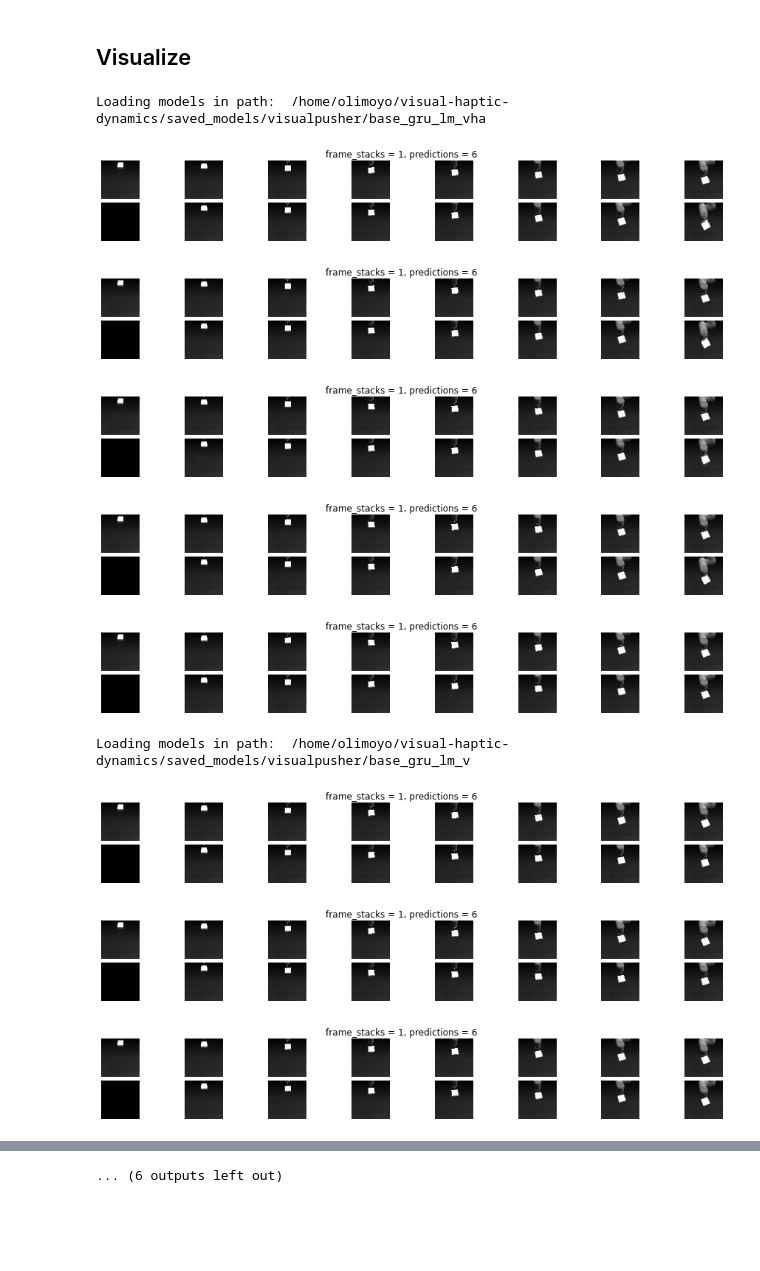
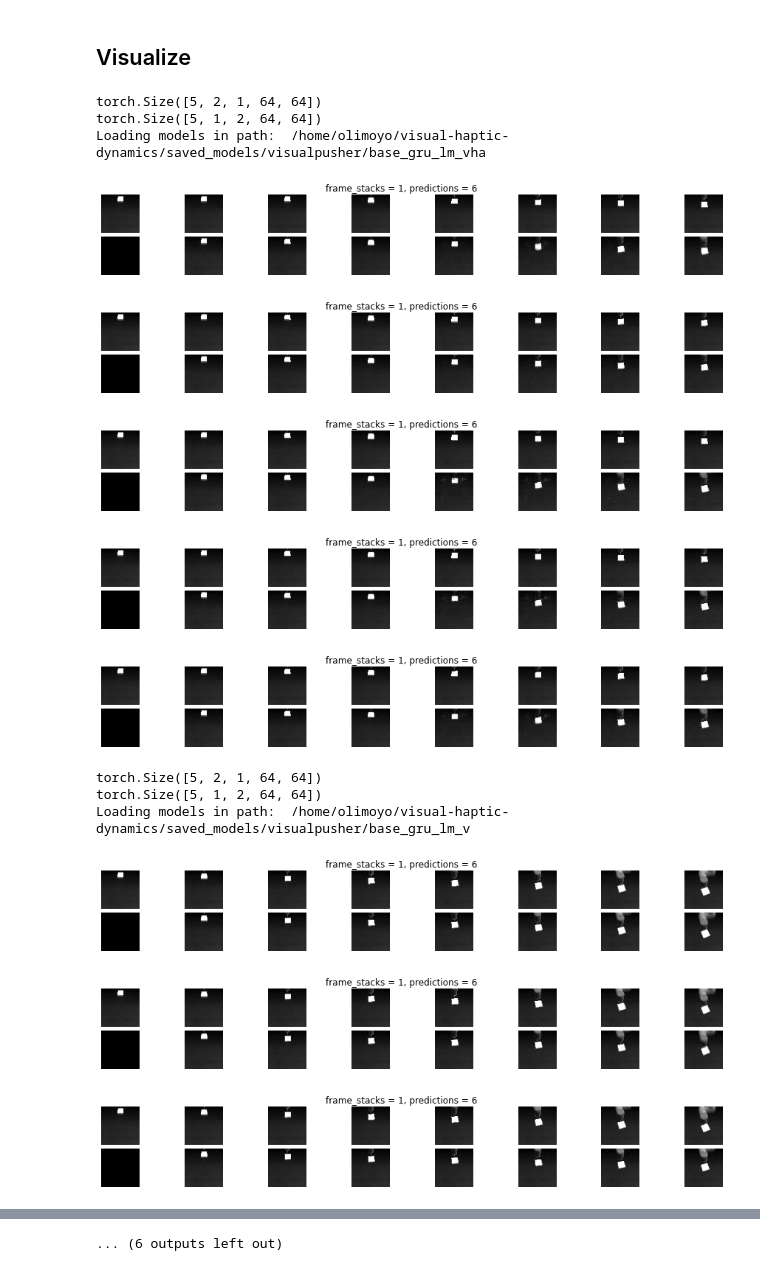
Before and after one commit to utiasSTARS/visual-haptic-dynamics, a Jupyter notebook: experiments/notebooks/prediction-vis_visualpusher.ipynb, the cells around one changed output, grey strips where cells are left out. Cells and saved outputs as stored; diff of their text form; code cells hidden in the pictures; blank space fills up the shorter version.

```diff
--- a/experiments/notebooks/prediction-vis_visualpusher.ipynb
+++ b/experiments/notebooks/prediction-vis_visualpusher.ipynb
@@ -60,27 +60,40 @@ with torch.no_grad():
         ii = np.random.randint(imgs.shape[0] // args.n_examples)
 
         T = model_args.frame_stacks
-        z_hat = torch.zeros((args.n_examples, (1 + args.n_predictions), model_args.dim_z)).to(device=args.device)
-        u_f = actions[args.n_examples*ii:args.n_examples*(ii+1),
-                      (T + 1):(T + 1 + args.n_predictions)] # [u_T, ..., u_{T+args.n_predictions}]
-        x = imgs[args.n_examples*ii:args.n_examples*(ii+1),
-                 :(T + 1 + args.n_predictions)]
-        x_i = imgs[args.n_examples*ii:args.n_examples*(ii+1),
-                   :(T + 1)] # each [x0, ..., x_{T + 1}], torch.Size([args.n_examples, T, res, res])
+        u_f = actions[
+            args.n_examples*ii:args.n_examples*(ii+1),
+            (T + 1):(T + 1 + args.n_predictions)
+        ]
+        x = imgs[
+            args.n_examples*ii:args.n_examples*(ii+1),
+            :(T + 1 + args.n_predictions)
+        ]
+        x_i = imgs[
+            args.n_examples*ii:args.n_examples*(ii+1),
+            :(T + 1)
+        ]
         x_i = frame_stack(x_i, frames=T)
 
         ft = torch.from_numpy(data["ft"]).to(device=args.device).float()
-        x_ft = ft[args.n_examples*ii:args.n_examples*(ii+1),
-                 :(T + 1 + args.n_predictions)]
-        x_ft_i = ft[args.n_examples*ii:args.n_examples*(ii+1),
-               :(T + 1)]
+        x_ft = ft[
+            args.n_examples*ii:args.n_examples*(ii+1),
+            :(T + 1 + args.n_predictions)
+        ]
+        x_ft_i = ft[
+            args.n_examples*ii:args.n_examples*(ii+1),
+            :(T + 1)
+        ]
         x_ft_i = frame_stack(x_ft_i, frames=T)
 
         arm = torch.from_numpy(data["arm"]).to(device=args.device).float()
-        x_arm = arm[args.n_examples*ii:args.n_examples*(ii+1),
-                 :(T + 1 + args.n_predictions)]
-        x_arm_i = arm[args.n_examples*ii:args.n_examples*(ii+1),
-               :(T + 1)]
+        x_arm = arm[
+            args.n_examples*ii:args.n_examples*(ii+1),
+            :(T + 1 + args.n_predictions)
+        ]
+        x_arm_i = arm[
+            args.n_examples*ii:args.n_examples*(ii+1),
+            :(T + 1)
+        ]
         x_arm_i = frame_stack(x_arm_i, frames=T)
 
         models = load_vh_models(path, model_args, mode='eval', device=args.device)
@@ -99,51 +112,63 @@ with torch.no_grad():
         var_z_i = torch.diag_embed(torch.exp(logvar_z_i))
         h_i = None
 
+        z_hat = torch.zeros((args.n_examples, (1 + args.n_predictions), model_args.dim_z)).to(device=args.device)
         z_hat[:, 0] = z_i
 
         for jj in range(args.n_predictions):
             u_i = u_f[:, jj]
-            z_ip1, mu_z_ip1, var_z_ip1, h_ip1 = models["dyn"](z_t=z_i, mu_t=mu_z_i,
-                                                    var_t=var_z_i, u=u_i, h=h_i, single=True)
-            z_hat[:, jj + 1] = z_ip1[0]
-            z_i, mu_z_i, var_z_i, h_i = z_ip1[0], mu_z_ip1[0], var_z_ip1[0], h_ip1
+            z_ip1, mu_z_ip1, var_z_ip1, h_ip1, _, _ = models["dyn"](
+                z_t=z_i,
+                mu_t=mu_z_i,
+                var_t=var_z_i,
+                u=u_i,
+                h=h_i,
+                single=True
+            )
+
+            z_hat[:, jj + 1] = z_ip1
+            z_i, mu_z_i, var_z_i, h_i = z_ip1, mu_z_ip1, var_z_ip1, h_ip1
 
         # Decode predictions
         x_hat = models["img_dec"](z_hat.reshape(-1, *z_hat.shape[2:]))
         x_hat = x_hat.reshape(args.n_examples, (args.n_predictions + 1), *x_hat.shape[1:])
 
         # Move to cpu, np
         x_hat = x_hat.cpu().numpy()
         x = x.cpu().numpy()
 
         # Plotting
         for bb in range(args.n_examples):
             columns = T + 1 + args.n_predictions
             rows = 2
             fig=plt.figure(figsize=(16, 2))
             fig.suptitle('frame_stacks = {}, predictions = {}'.format(T, args.n_predictions))
             for ii in range(columns*rows):
                 if ii<((columns*rows)/2):
                     img = x[bb,ii,0,:,:]
                 else:
                     idx = int(ii-((columns*rows)/2))
                     if idx < T:
                         img = np.zeros((model_args.dim_x[1], model_args.dim_x[2]))
                     else:
                         img = x_hat[bb,idx-1,0,:,:]
                 fig.add_subplot(rows, columns, ii+1)
                 plt.imshow(img, cmap="gray")
 
                 plt.axis('off')
             plt.subplots_adjust(wspace=0.1, hspace=0.1)
             plt.show()
 # %% [output]
+torch.Size([5, 2, 1, 64, 64])
+torch.Size([5, 1, 2, 64, 64])
 Loading models in path:  /home/olimoyo/visual-haptic-dynamics/saved_models/visualpusher/base_gru_lm_vha
-[figure, old version]
+[figure, new version]
-[figure, old version]
+[figure, new version]
-[figure, old version]
+[figure, new version]
-[figure, old version]
+[figure, new version]
-[figure, old version]
+[figure, new version]
+torch.Size([5, 2, 1, 64, 64])
+torch.Size([5, 1, 2, 64, 64])
 Loading models in path:  /home/olimoyo/visual-haptic-dynamics/saved_models/visualpusher/base_gru_lm_v
 [figure]
 [figure]
```
Also changed, not shown: 5 other files.
